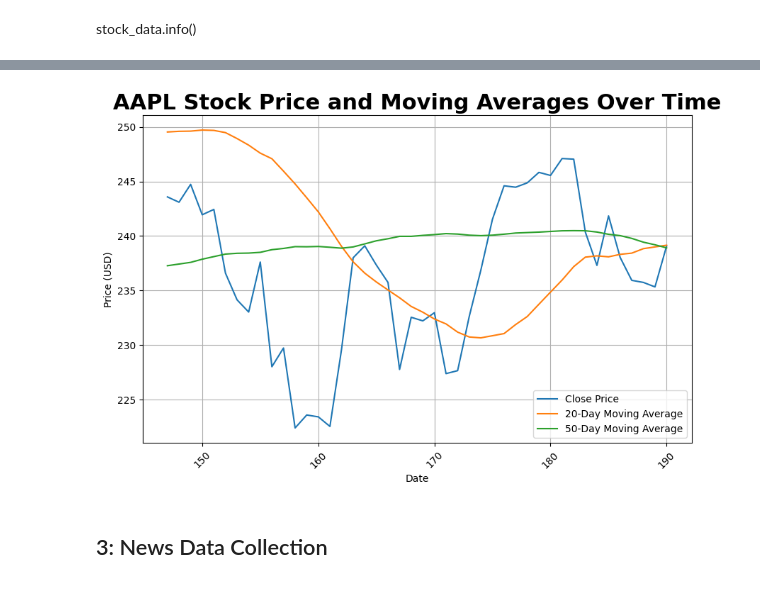
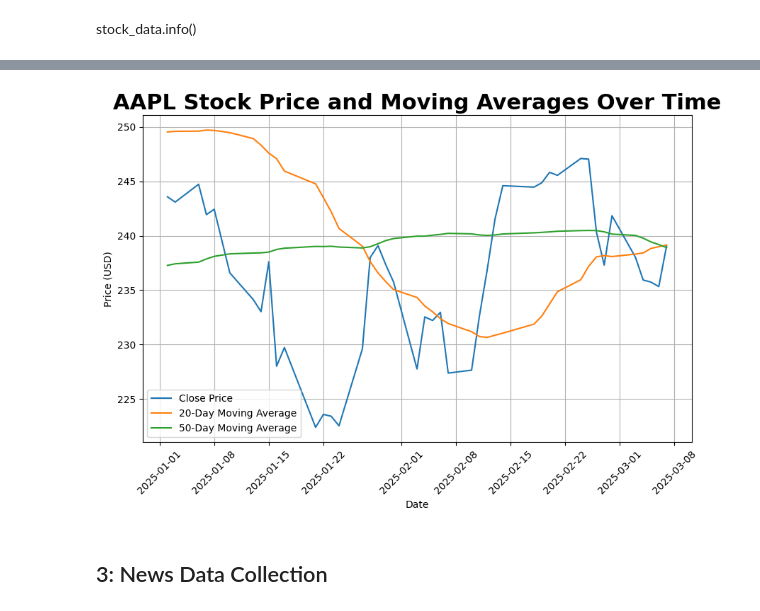
Before and after one commit to silveragestum/Multimodal-Financial-Time-Series-Forecasting-Sentiment-Analysis-and-LLM-Only-Approaches, a Jupyter notebook: Robestness_Testing_for_Both_Approaches.ipynb, the cells around one changed output, grey strips where cells are left out. Cells and saved outputs as stored; diff of their text form; code cells hidden in the pictures.

```diff
--- a/Robestness_Testing_for_Both_Approaches.ipynb
+++ b/Robestness_Testing_for_Both_Approaches.ipynb
@@ -124,20 +124,20 @@ stock_data.describe()
 # %%
 import matplotlib.pyplot as plt
 import seaborn as sns
 plt.figure(figsize=(10, 6))
-plt.plot(stock_data.index, stock_data['Close'], label='Close Price')
-plt.plot(stock_data.index, stock_data['20_MA'], label='20-Day Moving Average')
-plt.plot(stock_data.index, stock_data['50_MA'], label='50-Day Moving Average')
+plt.plot(stock_data['Date'], stock_data['Close'], label='Close Price')
+plt.plot(stock_data['Date'], stock_data['20_MA'], label='20-Day Moving Average')
+plt.plot(stock_data['Date'], stock_data['50_MA'], label='50-Day Moving Average')
 plt.xlabel('Date')
 plt.ylabel('Price (USD)')
 plt.title('AAPL Stock Price and Moving Averages Over Time', fontsize=22, fontweight='bold')
 plt.legend(loc='best')
 plt.grid(True)
 plt.xticks(rotation=45)
 plt.savefig('AAPL_Stock_Price_and_Moving_Averages_over_Time_Google.png', format='png', bbox_inches='tight')
 plt.show()
 # %% [output]
-[figure, old version]
+[figure, new version]
 # %% [markdown]
 ## 3: News Data Collection
 # %%
```
Also changed, not shown: parts of 27 cells of this notebook.
